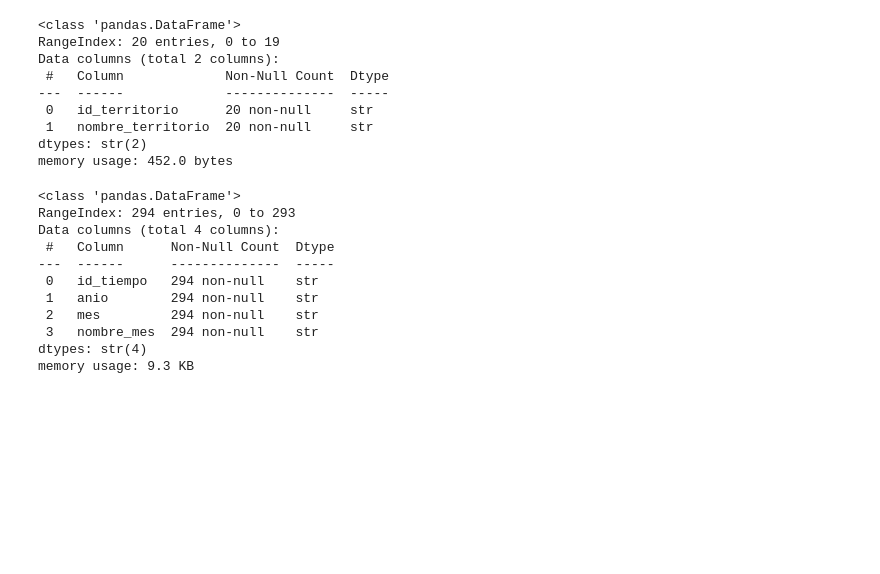
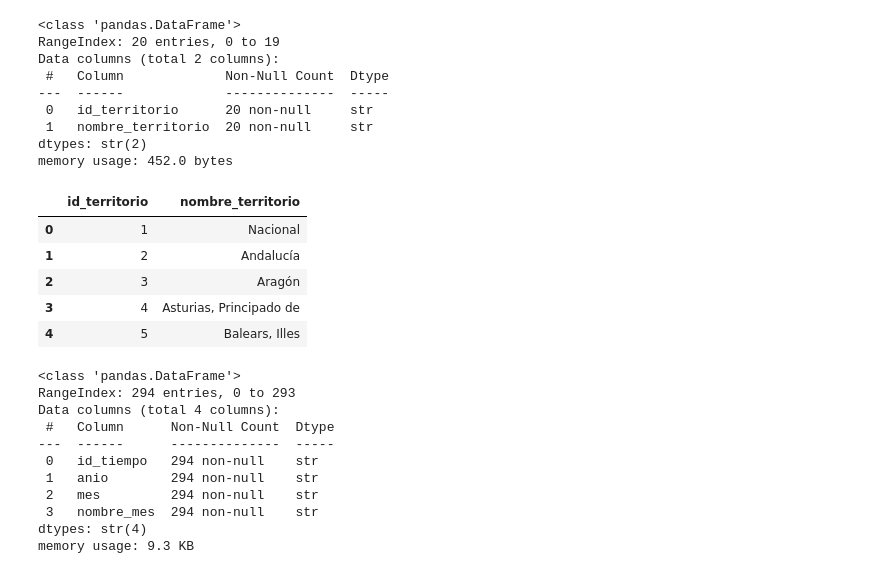
Before and after one commit to fabihrndz/spain-business-resilience-analytics, a Jupyter notebook: notebooks/05_transformation.ipynb, the cells around one changed output. Saved outputs shown, nothing was run; the diff lists cells and outputs as text; code cells hidden in the pictures; blank space fills up the shorter version.

```diff
--- a/notebooks/05_transformacion.ipynb
+++ b/notebooks/05_transformation.ipynb
@@ -132,6 +132,15 @@ Data columns (total 2 columns):
  1   nombre_territorio  20 non-null     str
 dtypes: str(2)
 memory usage: 452.0 bytes
+# %%
+df_territorio.head()
+# %% [output]
+|  | id_territorio | nombre_territorio |
+| 0 | 1 | Nacional |
+| 1 | 2 | Andalucía |
+| 2 | 3 | Aragón |
+| 3 | 4 | Asturias, Principado de |
+| 4 | 5 | Balears, Illes |
 # %%
 df_tiempo.info()
 # %% [output]
```
Also changed, not shown: parts of 17 cells of this notebook, 14 other files.
